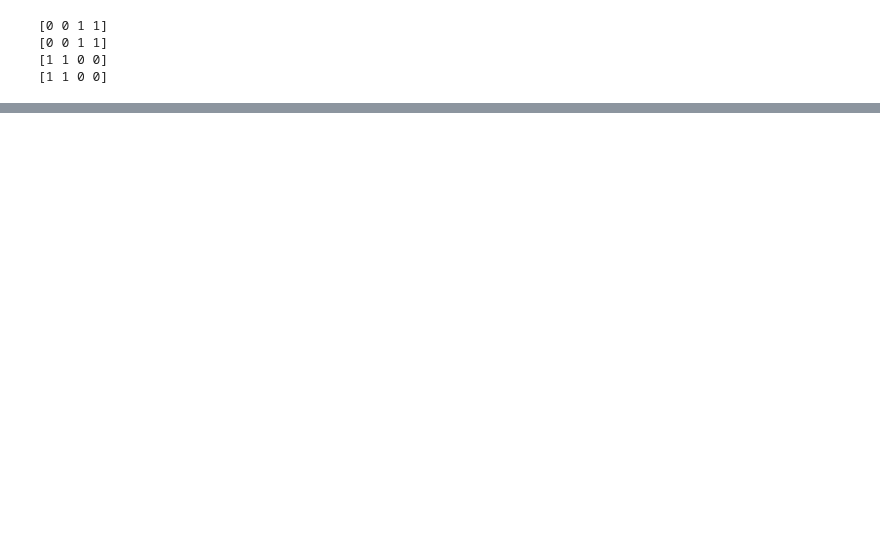
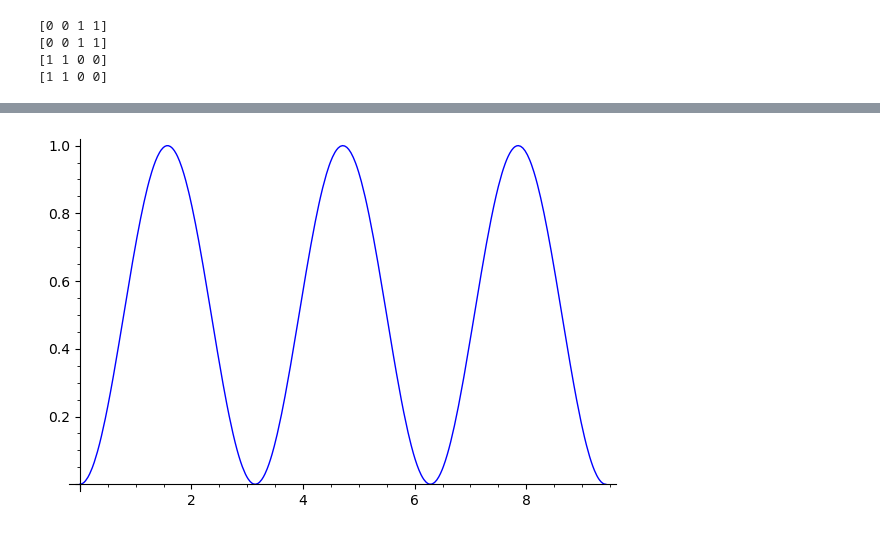
Before and after one commit to EmilyMWright/FUSRP-2021-Quantum-Walks, a Jupyter notebook: Idempotents_of_Adjancency_Matrix.ipynb, the cells around one changed output, grey strips where cells are left out. Drawn from its saved outputs; the diff is of its cells as text; code cells hidden in the pictures; blank space fills up the shorter version.

```diff
--- a/Idempotents_of_Adjancency_Matrix.ipynb
+++ b/Idempotents_of_Adjancency_Matrix.ipynb
@@ -150,0 +183,5 @@ res1, res2 = idempotents(H,5); res1
+# %%
+# Plots real part of U(t) for matrix DC4 from time 0 to 3pi at entry [2][0]
+plot(transfer_at_time_r(DC4,x,2,0),0,3*np.pi)
+# %% [output]
+[figure, added]
```
Also changed, not shown: parts of 11 cells of this notebook.
